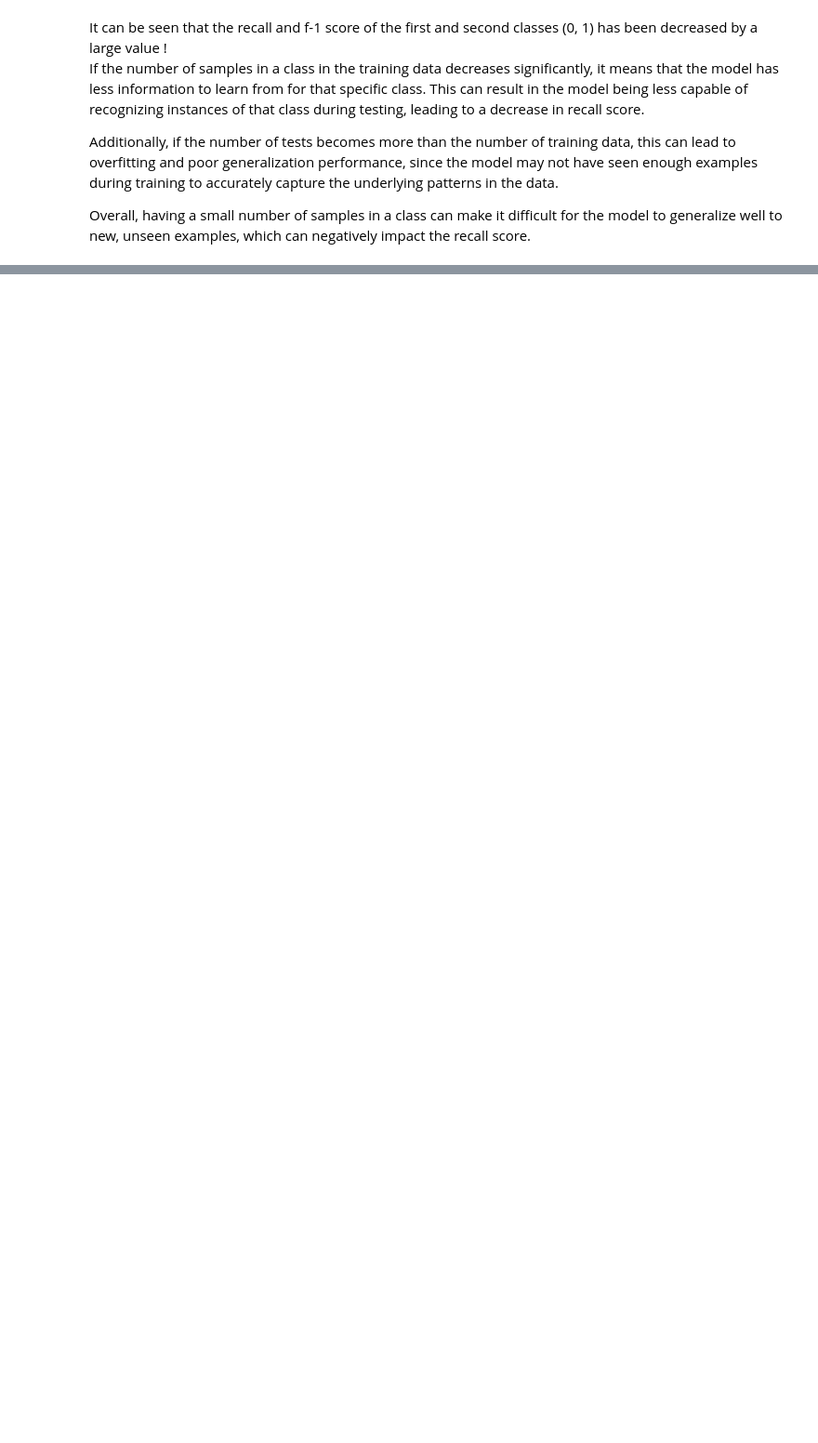
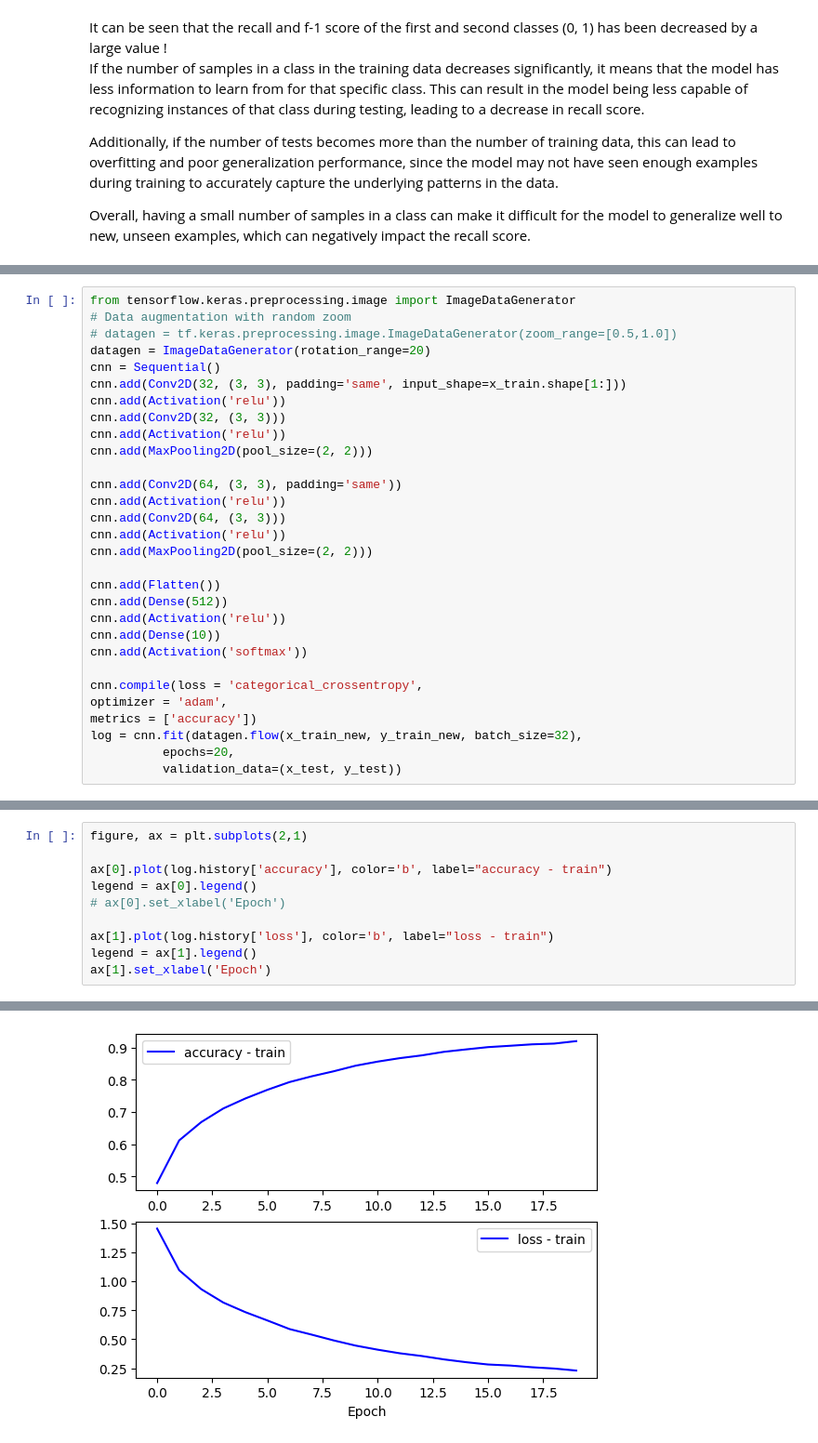
Before and after one commit to alimrn001/AI-CA5, a Jupyter notebook: Phase-2/CA5-P2.ipynb, the cells around one changed output, grey strips where cells are left out. Shown at 93% size. Drawn from its saved outputs; the diff is of its cells as text; blank space fills up the shorter version.

```diff
--- a/Phase-2/CA5-P2.ipynb
+++ b/Phase-2/CA5-P2.ipynb
@@ -382,0 +390,30 @@ Overall, having a small number of samples in a class can make it difficult for t
+# %%
+from tensorflow.keras.preprocessing.image import ImageDataGenerator
+# Data augmentation with random zoom
+# datagen = tf.keras.preprocessing.image.ImageDataGenerator(zoom_range=[0.5,1.0])
+datagen = ImageDataGenerator(rotation_range=20)
+cnn = Sequential()
+cnn.add(Conv2D(32, (3, 3), padding='same', input_shape=x_train.shape[1:]))
+cnn.add(Activation('relu'))
+cnn.add(Conv2D(32, (3, 3)))
+cnn.add(Activation('relu'))
+cnn.add(MaxPooling2D(pool_size=(2, 2)))
+
+cnn.add(Conv2D(64, (3, 3), padding='same'))
+cnn.add(Activation('relu'))
+cnn.add(Conv2D(64, (3, 3)))
+cnn.add(Activation('relu'))
+cnn.add(MaxPooling2D(pool_size=(2, 2)))
+
+cnn.add(Flatten())
+cnn.add(Dense(512))
+cnn.add(Activation('relu'))
+cnn.add(Dense(10))
+cnn.add(Activation('softmax'))
+
+cnn.compile(loss = 'categorical_crossentropy',
+optimizer = 'adam',
+metrics = ['accuracy'])
+log = cnn.fit(datagen.flow(x_train_new, y_train_new, batch_size=32),
+          epochs=20,
+          validation_data=(x_test, y_test))
@@ -382,0 +442,11 @@ Overall, having a small number of samples in a class can make it difficult for t
+# %%
+figure, ax = plt.subplots(2,1)
+
+ax[0].plot(log.history['accuracy'], color='b', label="accuracy - train")
+legend = ax[0].legend()
+# ax[0].set_xlabel('Epoch')
+
+ax[1].plot(log.history['loss'], color='b', label="loss - train")
+legend = ax[1].legend()
+ax[1].set_xlabel('Epoch')
+# %% [output]
@@ -382,0 +454 @@ Overall, having a small number of samples in a class can make it difficult for t
+[figure, added]
```
Also changed, not shown: parts of 17 cells of this notebook.
